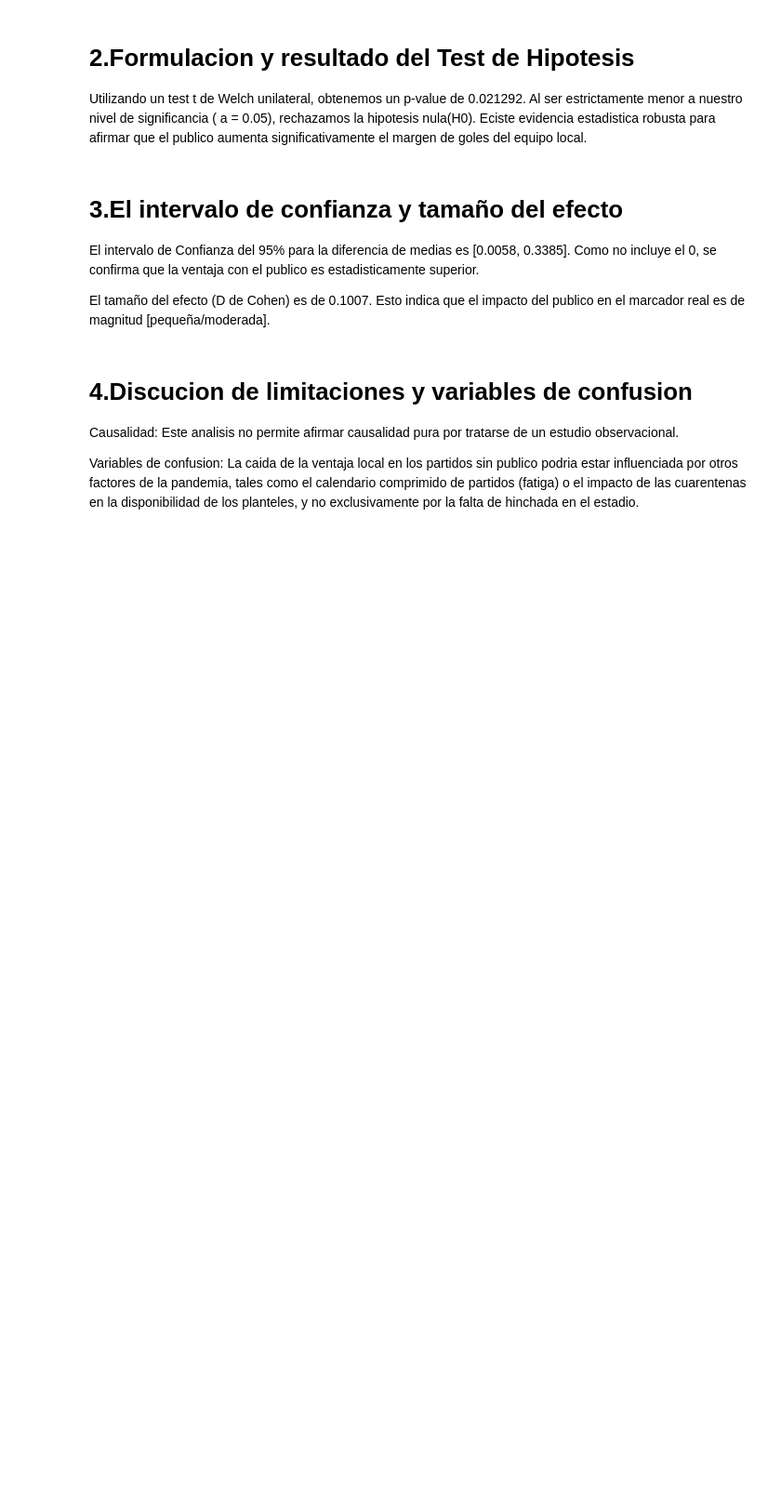
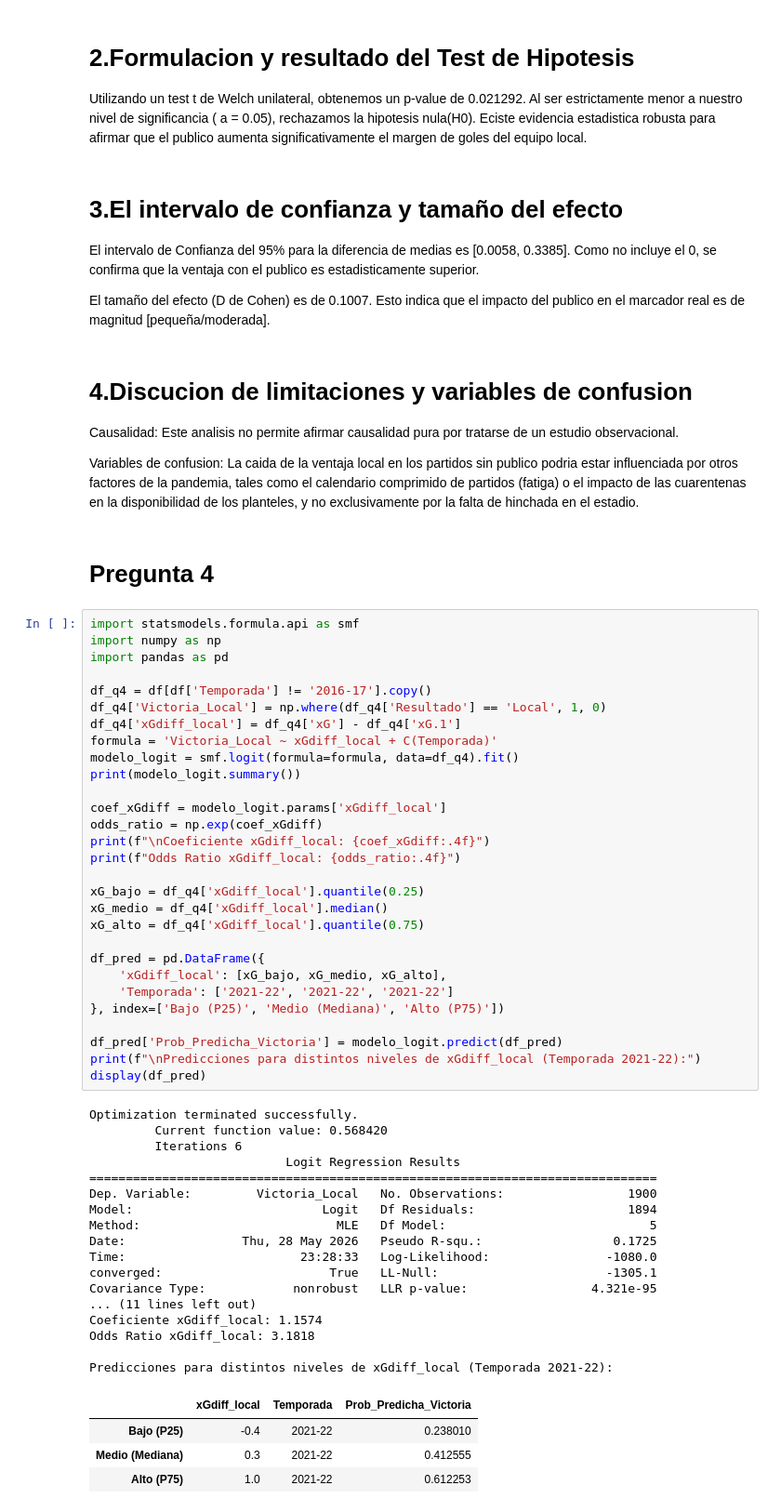
Before and after one commit to JoaquinCartg/IntroCsDatos, a Jupyter notebook: TareaComputacional1.ipynb, the cells around one changed output. Shown at 93% size. Cells and saved outputs as stored; diff of their text form; blank space fills up the shorter version.

```diff
--- a/TareaComputacional1.ipynb
+++ b/TareaComputacional1.ipynb
@@ -265,3 +274,56 @@ El tamaño del efecto (D de Cohen) es de 0.1007. Esto indica que el impacto del
 Causalidad: Este analisis no permite afirmar causalidad pura por tratarse de un estudio observacional.
 
 Variables de confusion: La caida de la ventaja local en los partidos sin publico podria estar influenciada por otros factores de la pandemia, tales como el calendario comprimido de partidos (fatiga) o el impacto de las cuarentenas en la disponibilidad de los planteles, y no exclusivamente por la falta de hinchada en el estadio.
+# %% [markdown]
+# Pregunta 4
+# %%
+import statsmodels.formula.api as smf
+import numpy as np
+import pandas as pd
+
+df_q4 = df[df['Temporada'] != '2016-17'].copy()
+df_q4['Victoria_Local'] = np.where(df_q4['Resultado'] == 'Local', 1, 0)
+df_q4['xGdiff_local'] = df_q4['xG'] - df_q4['xG.1']
+formula = 'Victoria_Local ~ xGdiff_local + C(Temporada)'
+modelo_logit = smf.logit(formula=formula, data=df_q4).fit()
+print(modelo_logit.summary())
+
+coef_xGdiff = modelo_logit.params['xGdiff_local']
+odds_ratio = np.exp(coef_xGdiff)
+print(f"\nCoeficiente xGdiff_local: {coef_xGdiff:.4f}")
+print(f"Odds Ratio xGdiff_local: {odds_ratio:.4f}")
+
+xG_bajo = df_q4['xGdiff_local'].quantile(0.25)
+xG_medio = df_q4['xGdiff_local'].median()
+xG_alto = df_q4['xGdiff_local'].quantile(0.75)
+
+df_pred = pd.DataFrame({
+    'xGdiff_local': [xG_bajo, xG_medio, xG_alto],
+    'Temporada': ['2021-22', '2021-22', '2021-22']
+}, index=['Bajo (P25)', 'Medio (Mediana)', 'Alto (P75)'])
+
+df_pred['Prob_Predicha_Victoria'] = modelo_logit.predict(df_pred)
+print(f"\nPredicciones para distintos niveles de xGdiff_local (Temporada 2021-22):")
+display(df_pred)
+# %% [output]
+Optimization terminated successfully.
+         Current function value: 0.568420
+         Iterations 6
+                           Logit Regression Results
+==============================================================================
+Dep. Variable:         Victoria_Local   No. Observations:                 1900
+Model:                          Logit   Df Residuals:                     1894
+Method:                           MLE   Df Model:                            5
+Date:                Thu, 28 May 2026   Pseudo R-squ.:                  0.1725
+Time:                        23:28:33   Log-Likelihood:                -1080.0
+converged:                       True   LL-Null:                       -1305.1
+Covariance Type:            nonrobust   LLR p-value:                 4.321e-95
+... (11 lines left out)
+Coeficiente xGdiff_local: 1.1574
+Odds Ratio xGdiff_local: 3.1818
+
+Predicciones para distintos niveles de xGdiff_local (Temporada 2021-22):
+|  | xGdiff_local | Temporada | Prob_Predicha_Victoria |
+| Bajo (P25) | -0.4 | 2021-22 | 0.238010 |
+| Medio (Mediana) | 0.3 | 2021-22 | 0.412555 |
+| Alto (P75) | 1.0 | 2021-22 | 0.612253 |
```
Also changed, not shown: parts of 4 cells of this notebook, 2 other files.
